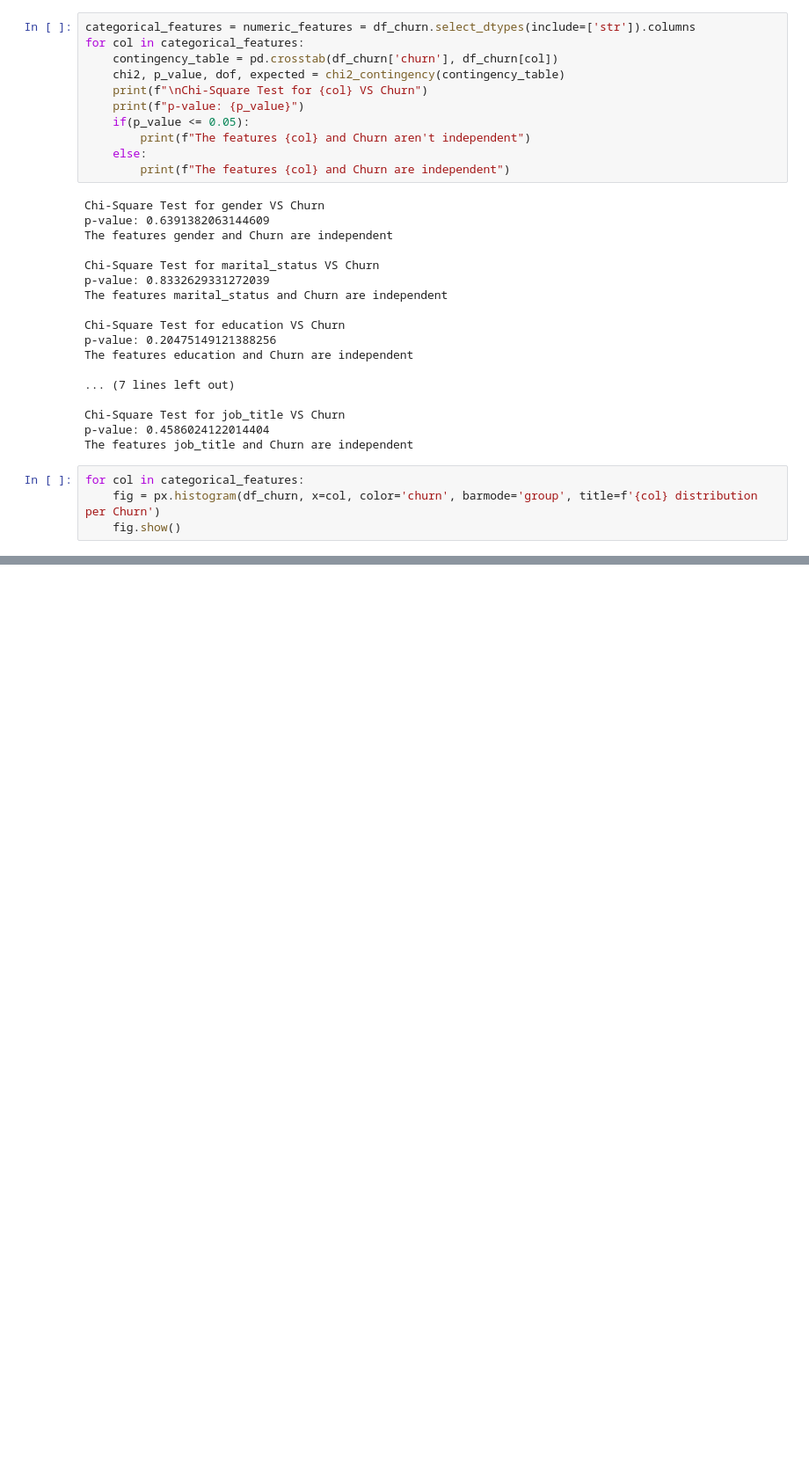
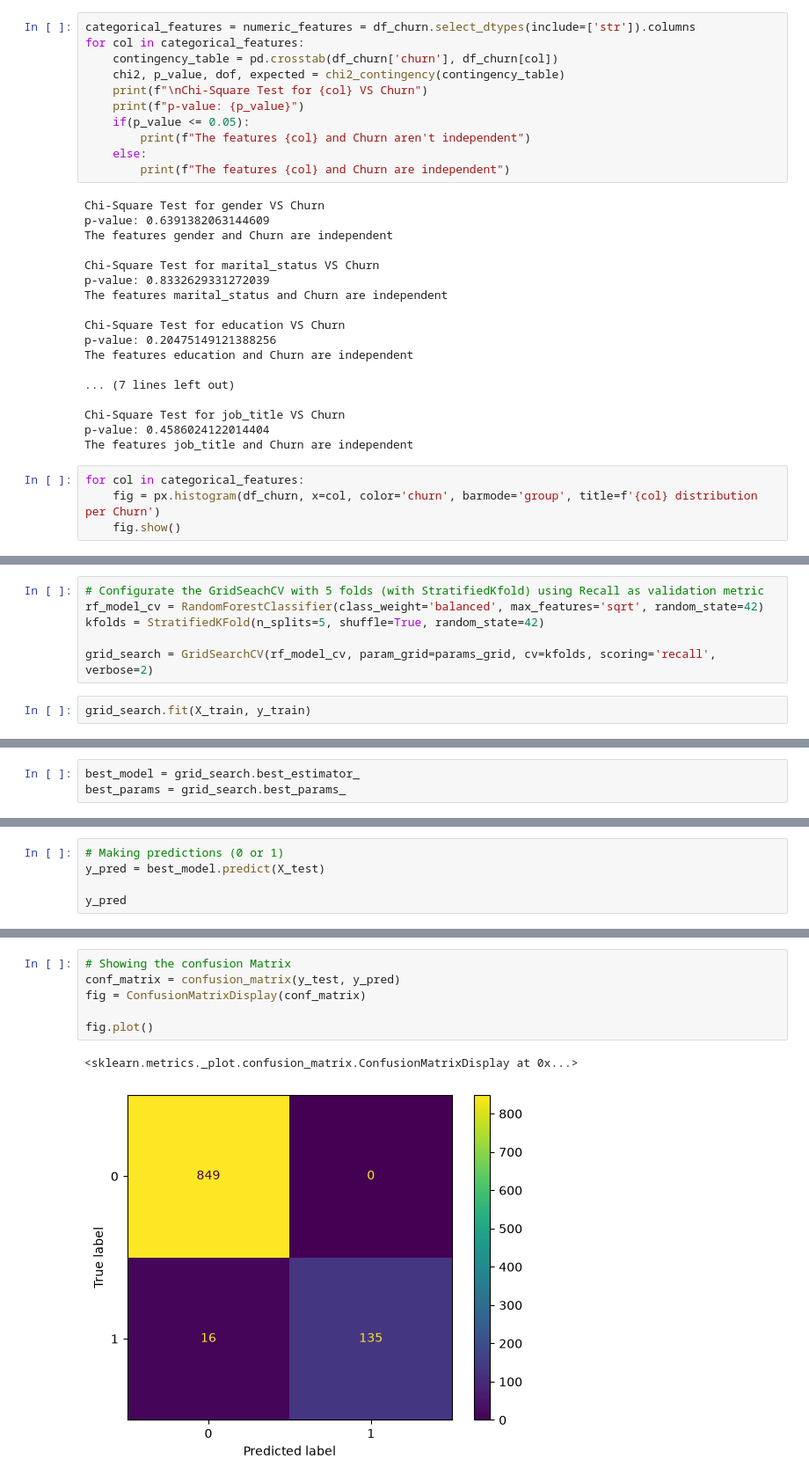
Before and after one commit to Reifhel/ml_models_practice, a Jupyter notebook: 12. Random Forest/Ensemble Random Forest/churn_employee.ipynb, the cells around one changed output, grey strips where cells are left out. Shown at 88% size. Cells and saved outputs as stored; diff of their text form; blank space fills up the shorter version.

```diff
--- a/12. Random Forest/Ensemble Random Forest/churn_employee.ipynb
+++ b/12. Random Forest/Ensemble Random Forest/churn_employee.ipynb
@@ -232,0 +378,8 @@ for col in categorical_features:
+# %%
+# Configurate the GridSeachCV with 5 folds (with StratifiedKfold) using Recall as validation metric
+rf_model_cv = RandomForestClassifier(class_weight='balanced', max_features='sqrt', random_state=42)
+kfolds = StratifiedKFold(n_splits=5, shuffle=True, random_state=42)
+
+grid_search = GridSearchCV(rf_model_cv, param_grid=params_grid, cv=kfolds, scoring='recall', verbose=2)
+# %%
+grid_search.fit(X_train, y_train)
@@ -232,0 +414,3 @@ for col in categorical_features:
+# %%
+best_model = grid_search.best_estimator_
+best_params = grid_search.best_params_
@@ -232,0 +430,5 @@ for col in categorical_features:
+# %%
+# Making predictions (0 or 1)
+y_pred = best_model.predict(X_test)
+
+y_pred
@@ -232,0 +503,9 @@ for col in categorical_features:
+# %%
+# Showing the confusion Matrix
+conf_matrix = confusion_matrix(y_test, y_pred)
+fig = ConfusionMatrixDisplay(conf_matrix)
+
+fig.plot()
+# %% [output]
+<sklearn.metrics._plot.confusion_matrix.ConfusionMatrixDisplay at 0x...>
+[figure, added]
```
Also changed, not shown: parts of 33 cells of this notebook.
